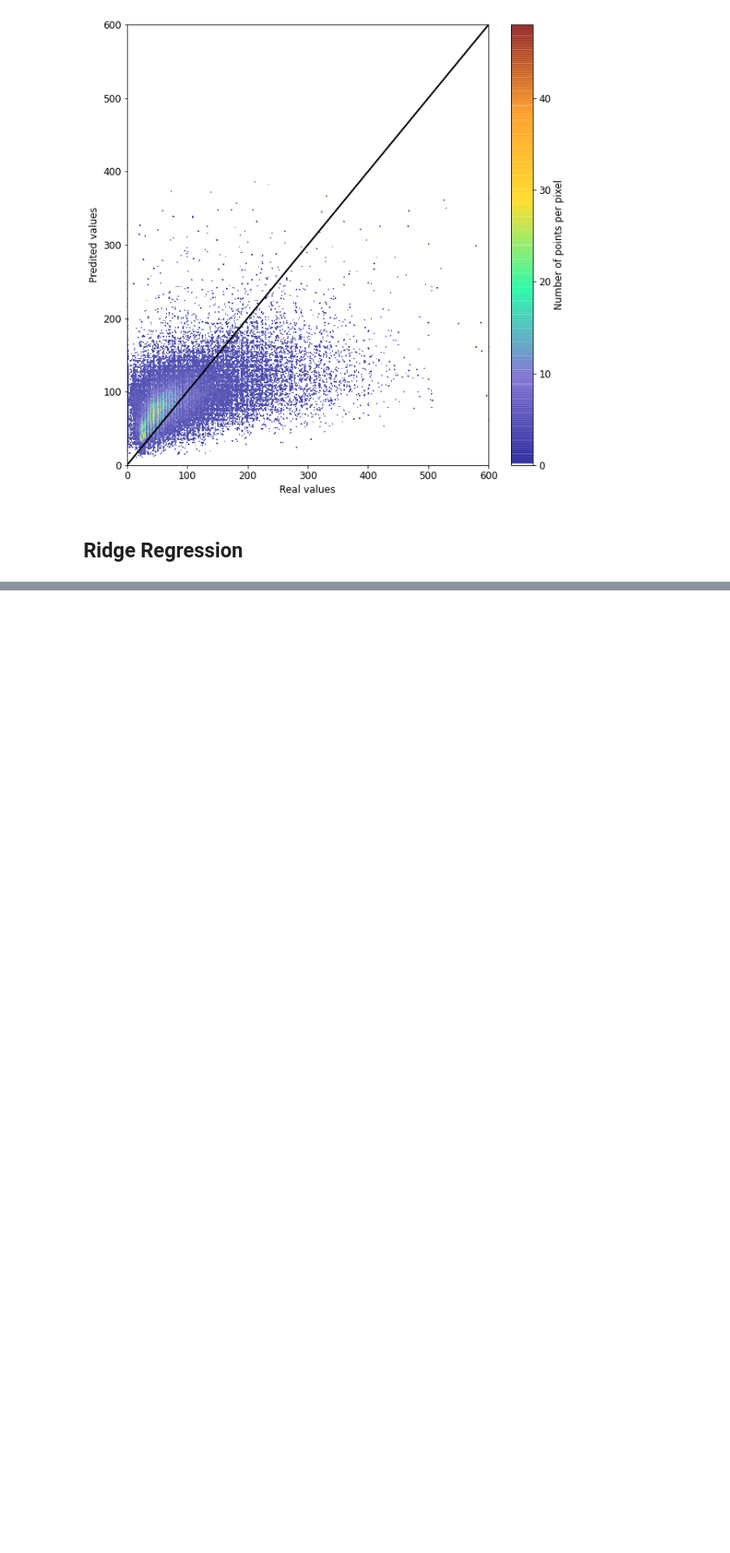
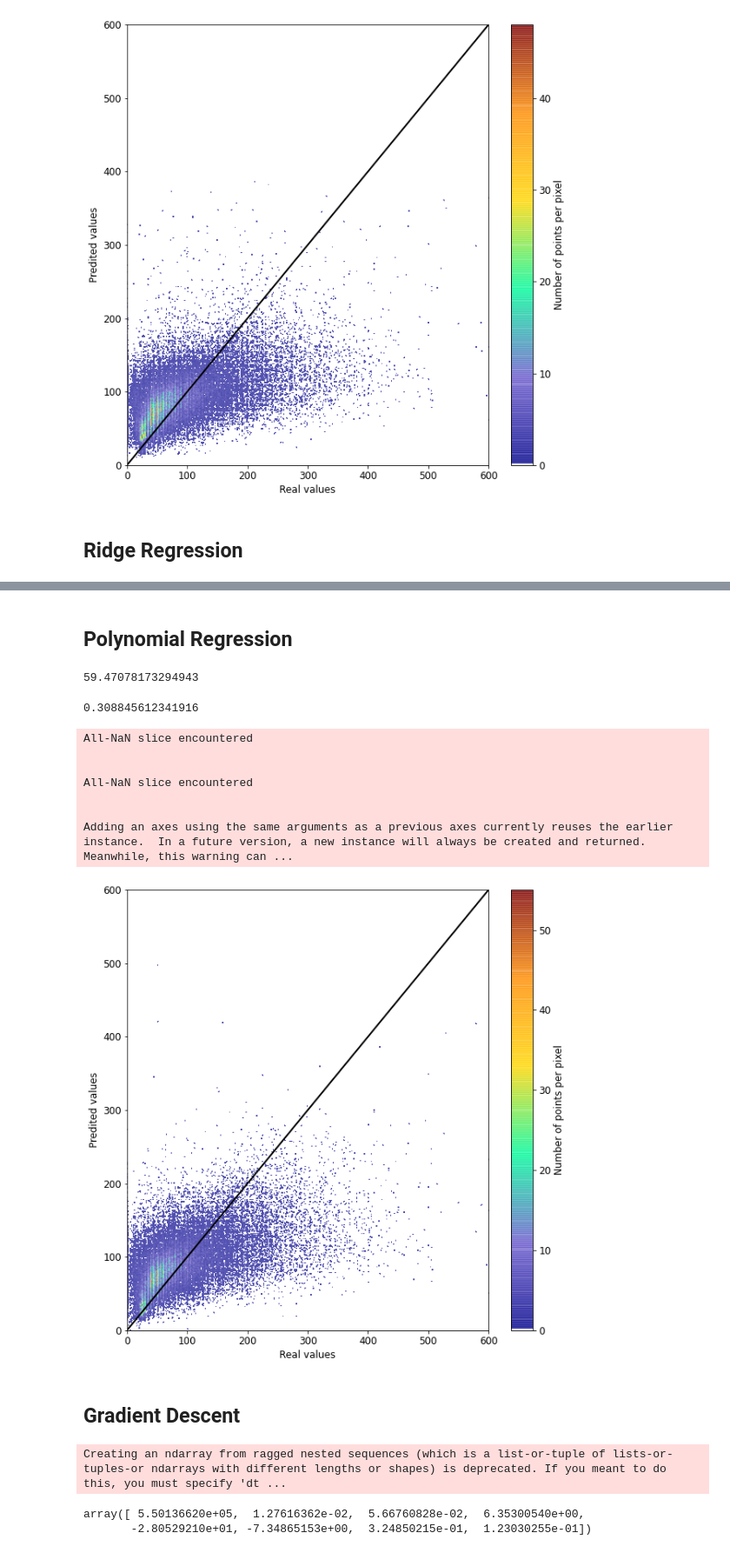
Before and after one commit to NDuyUyen/Sale_Regression, a Jupyter notebook: Sale_Regression.ipynb, the cells around one changed output, grey strips where cells are left out. Shown at 87% size. Cells and saved outputs as stored; diff of their text form; code cells hidden in the pictures; blank space fills up the shorter version.

```diff
--- a/Sale_Regression.ipynb
+++ b/Sale_Regression.ipynb
@@ -408,0 +483,2 @@ Adding an axes using the same arguments as a previous axes currently reuses the
+# %%
+Percentage = np.ma.masked_invalid(perer)
@@ -408,0 +498,56 @@ Adding an axes using the same arguments as a previous axes currently reuses the
+# %% [markdown]
+## **Polynomial Regression**
+# %%
+Poly = PolynomialFeatures(2)
+# %%
+# Poly.fit(X_train, y_train)
+X_ = Poly.fit_transform(X_train)
+X1_ = Poly.fit_transform(X_test)
+# %%
+clf = LinearRegression()
+clf.fit(X_, y_train)
+predict_ = clf.predict(X1_)
+# %%
+mean_squared_error(y_test, predict_, squared=False)
+# %% [output]
+59.47078173294943
+# %%
+r2_score(y_test, predict_)
+# %% [output]
+0.308845612341916
+# %%
+white_viridis = LinearSegmentedColormap.from_list('white_viridis', [
+    (0, '#ffffff'),
+    (1e-20, 'darkblue'),
+    (0.2, 'slateblue'),
+    (0.4, 'mediumspringgreen'),
+    (0.6, 'gold'),
+    (0.8, 'darkorange'),
+    (1, 'maroon'),
+], N=256)
+
+def using_mpl_scatter_density(fig, x, y):
+    ax = fig.add_subplot(1, 1, 1, projection='scatter_density')
+    density = ax.scatter_density(x, y, cmap=white_viridis, alpha=0.7)
+    fig.colorbar(density, label='Number of points per pixel')
+fig = plt.figure(figsize=(10, 10))
+using_mpl_scatter_density(fig, y_test, predict_)
+fig1 = plt.subplot(1, 1, 1)
+fig1.set_xlim([0, 600])
+fig1.set_ylim([0, 600])
+xpoints = ypoints = plt.xlim()
+fig1.plot(xpoints, ypoints, linestyle='-', color='k', lw=2, scalex=False, scaley=False)
+fig1.set_xlabel('Real values')
+fig1.set_ylabel('Predited values')
+plt.show()
+# %% [output]
+All-NaN slice encountered
+
+
+All-NaN slice encountered
+
+
+Adding an axes using the same arguments as a previous axes currently reuses the earlier instance.  In a future version, a new instance will always be created and returned.  Meanwhile, this warning can ...
+[figure, added]
+# %% [markdown]
+## **Gradient Descent**
@@ -408,0 +556,17 @@ Adding an axes using the same arguments as a previous axes currently reuses the
+# %%
+W = LR.coef_
+b = LR.intercept_
+sol_sklearn = np.array([b, W])
+# %% [output]
+Creating an ndarray from ragged nested sequences (which is a list-or-tuple of lists-or-tuples-or ndarrays with different lengths or shapes) is deprecated. If you meant to do this, you must specify 'dt ...
+# %%
+def grad(y_test, pred, X_test):
+  return np.sum(X_test.T * (pred - y_test) / y_test.size, axis = 1)
+
+def cost(y_test, pred, X_test):
+  return .5/y_test.size *np.linalg.norm(y - Xbar.dot(w))**2
+  #y-XTw
+  #sửa lại
+# %% [output]
+array([ 5.50136620e+05,  1.27616362e-02,  5.66760828e-02,  6.35300540e+00,
+       -2.80529210e+01, -7.34865153e+00,  3.24850215e-01,  1.23030255e-01])
```
Also changed, not shown: parts of 13 cells of this notebook.
